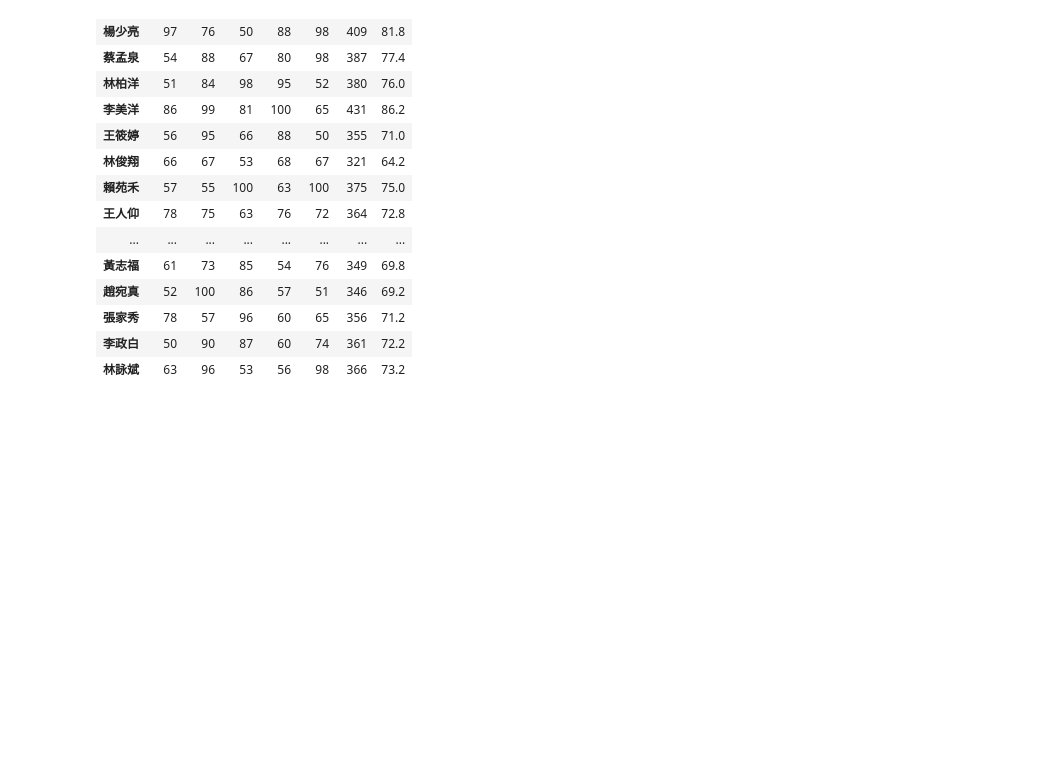
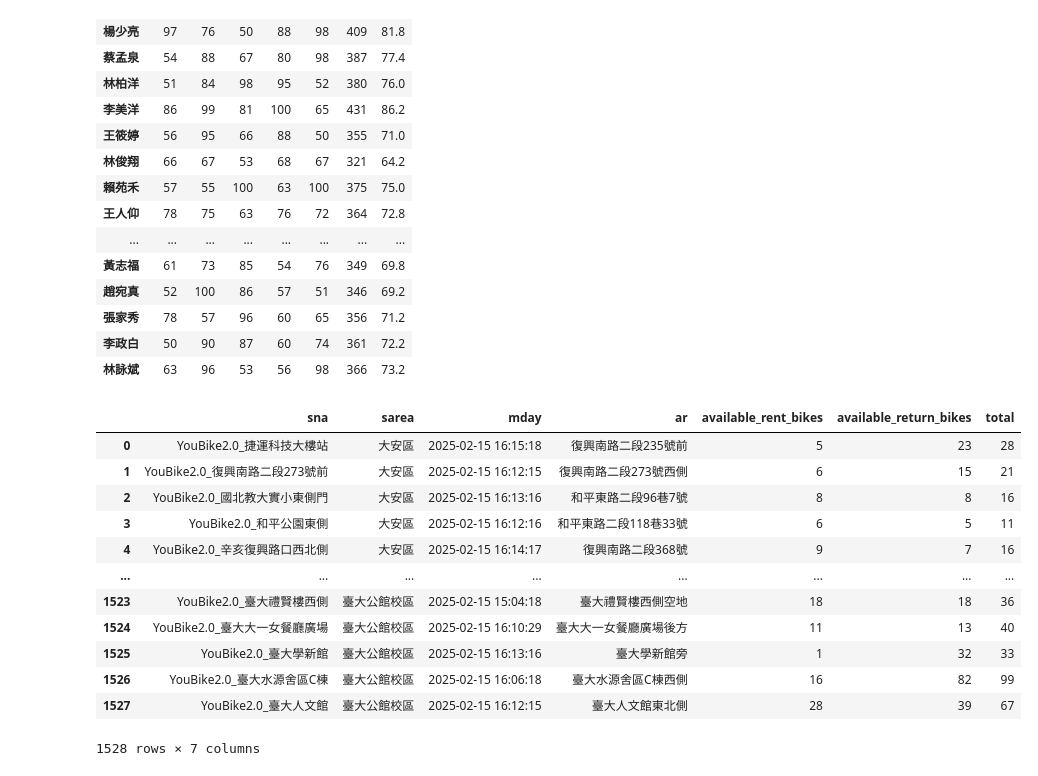
Before and after one commit to Nigmaa/python_analysis, a Jupyter notebook: lesson5.ipynb, the cells around one changed output. Drawn from its saved outputs; the diff is of its cells as text; code cells hidden in the pictures; blank space fills up the shorter version.

```diff
--- a/lesson5.ipynb
+++ b/lesson5.ipynb
@@ -426,3 +426,32 @@ df
 | 張家秀 | 78 | 57 | 96 | 60 | 65 | 356 | 71.2 |
 | 李政白 | 50 | 90 | 87 | 60 | 74 | 361 | 72.2 |
 | 林詠斌 | 63 | 96 | 53 | 56 | 98 | 366 | 73.2 |
+# %%
+#把一開始用url抓的youbike的datal(是list+dict的資料結構)放進來
+import requests
+
+url = 'https://tcgbusfs.blob.core.windows.net/dotapp/youbike/v2/youbike_immediate.json'
+response = requests.get(url)
+datal = response.json()
+
+def func(n):
+    return n['available_rent_bikes'] == 0
+
+zero_rent_bikes = list(filter(func,datal))
+#把一開始用url抓的youbike的datal(是list+dict的資料結構)變成dataframe實體
+df = pd.DataFrame(datal)#轉變成dataframe實體
+df[["sna",'sarea','mday','ar','available_rent_bikes','available_return_bikes','total']]
+# %% [output]
+|  | sna | sarea | mday | ar | available_rent_bikes | available_return_bikes | total |
+| 0 | YouBike2.0_捷運科技大樓站 | 大安區 | 2025-02-15 16:15:18 | 復興南路二段235號前 | 5 | 23 | 28 |
+| 1 | YouBike2.0_復興南路二段273號前 | 大安區 | 2025-02-15 16:12:15 | 復興南路二段273號西側 | 6 | 15 | 21 |
+| 2 | YouBike2.0_國北教大實小東側門 | 大安區 | 2025-02-15 16:13:16 | 和平東路二段96巷7號 | 8 | 8 | 16 |
+| 3 | YouBike2.0_和平公園東側 | 大安區 | 2025-02-15 16:12:16 | 和平東路二段118巷33號 | 6 | 5 | 11 |
+| 4 | YouBike2.0_辛亥復興路口西北側 | 大安區 | 2025-02-15 16:14:17 | 復興南路二段368號 | 9 | 7 | 16 |
+| ... | ... | ... | ... | ... | ... | ... | ... |
+| 1523 | YouBike2.0_臺大禮賢樓西側 | 臺大公館校區 | 2025-02-15 15:04:18 | 臺大禮賢樓西側空地 | 18 | 18 | 36 |
+| 1524 | YouBike2.0_臺大大一女餐廳廣場 | 臺大公館校區 | 2025-02-15 16:10:29 | 臺大大一女餐廳廣場後方 | 11 | 13 | 40 |
+| 1525 | YouBike2.0_臺大學新館 | 臺大公館校區 | 2025-02-15 16:13:16 | 臺大學新館旁 | 1 | 32 | 33 |
+| 1526 | YouBike2.0_臺大水源舍區C棟 | 臺大公館校區 | 2025-02-15 16:06:18 | 臺大水源舍區C棟西側 | 16 | 82 | 99 |
+| 1527 | YouBike2.0_臺大人文館 | 臺大公館校區 | 2025-02-15 16:12:15 | 臺大人文館東北側 | 28 | 39 | 67 |
+1528 rows × 7 columns
```
Also changed, not shown: parts of 3 cells of this notebook.
